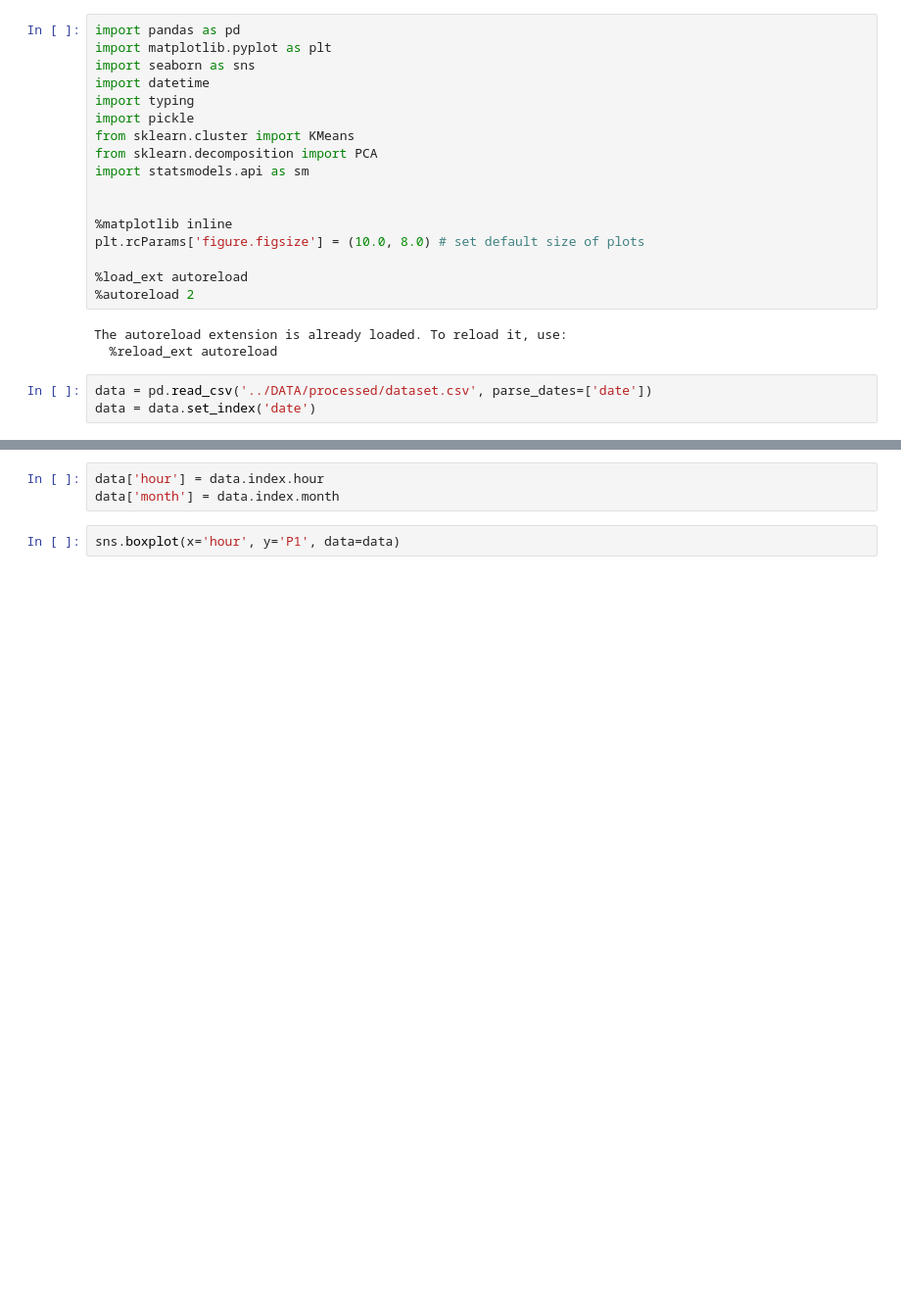
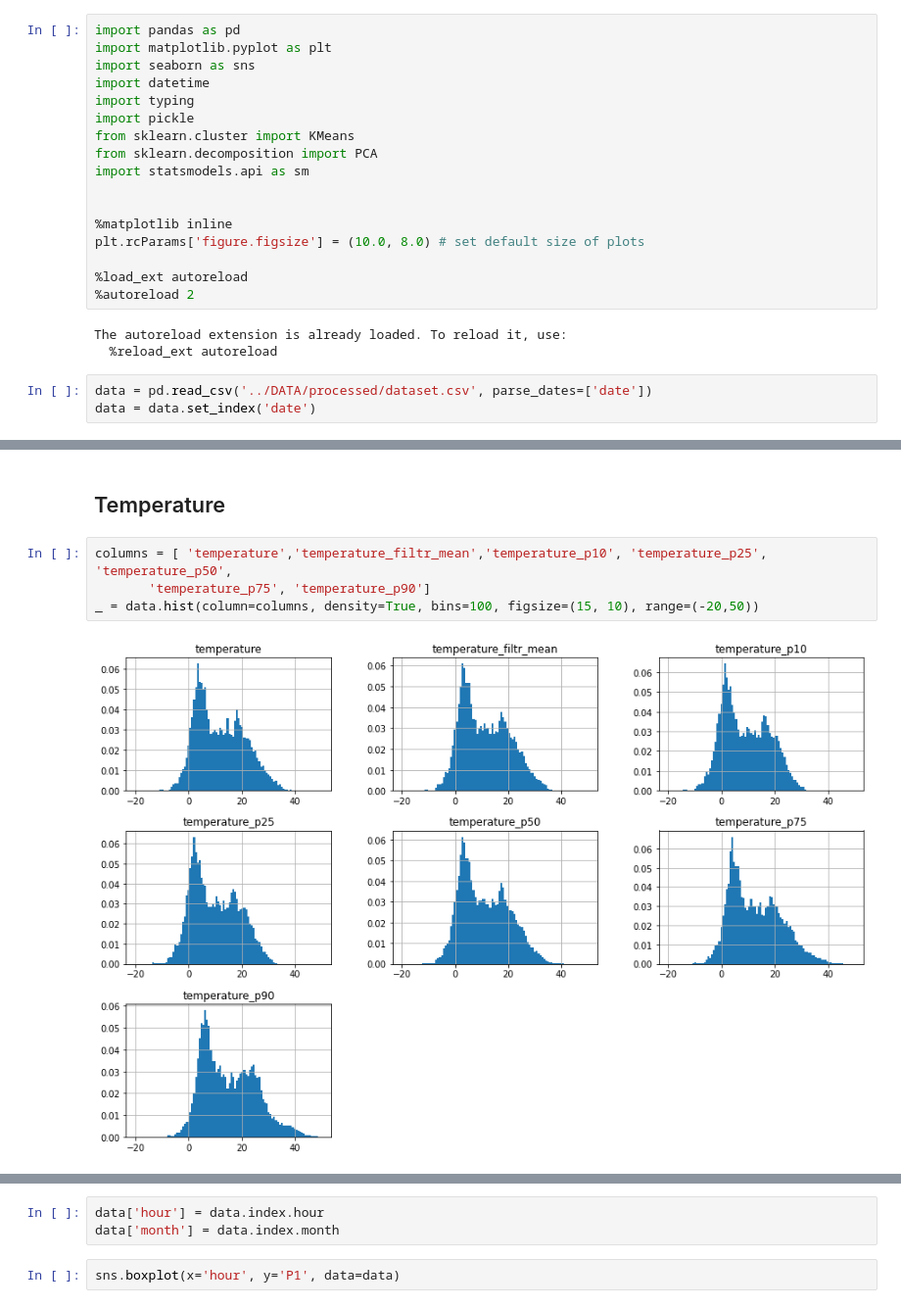
Before and after one commit to aerubanov/Proj_Air_Quality, a Jupyter notebook: notebooks/EDA.ipynb, the cells around one changed output, grey strips where cells are left out. Shown at 98% size. Drawn from its saved outputs; the diff is of its cells as text; blank space fills up the shorter version.

```diff
--- a/notebooks/EDA.ipynb
+++ b/notebooks/EDA.ipynb
@@ -33,0 +64,8 @@ ax.legend(loc = 'best')
+# %% [markdown]
+## Temperature
+# %%
+columns = [ 'temperature','temperature_filtr_mean','temperature_p10', 'temperature_p25', 'temperature_p50',
+       'temperature_p75', 'temperature_p90']
+_ = data.hist(column=columns, density=True, bins=100, figsize=(15, 10), range=(-20,50))
+# %% [output]
+[figure, added]
```
Also changed, not shown: parts of 19 cells of this notebook.
